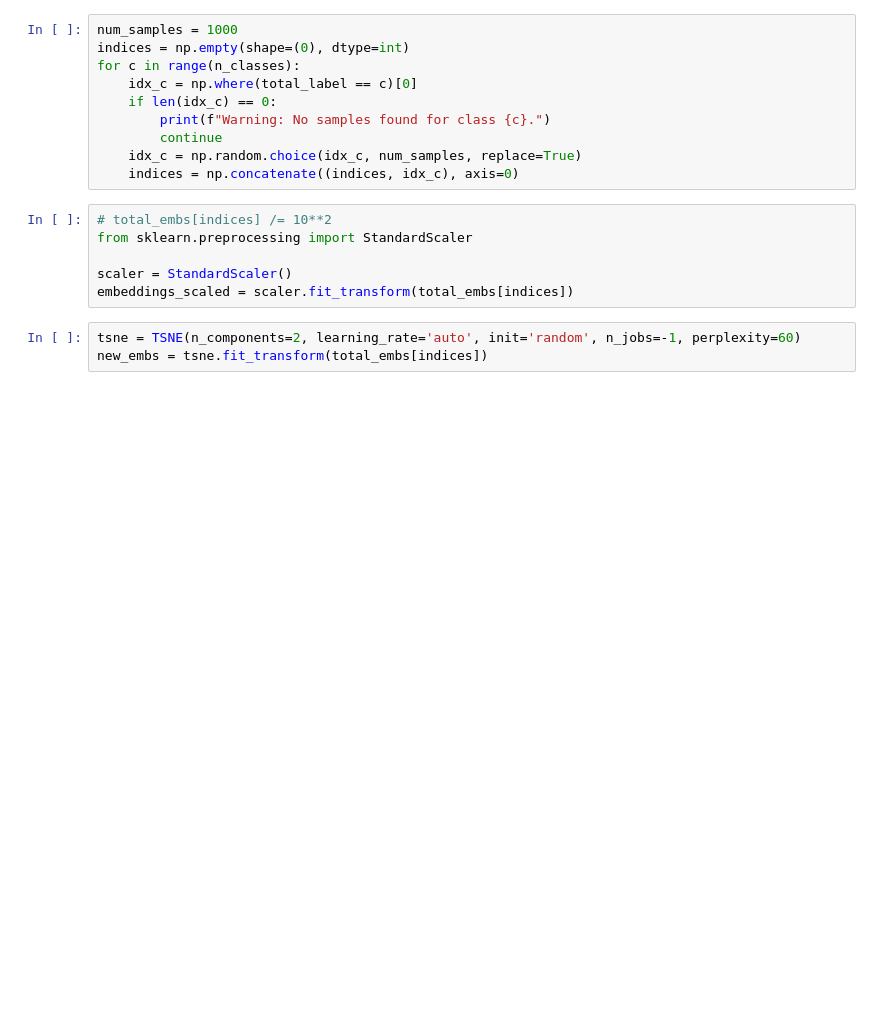
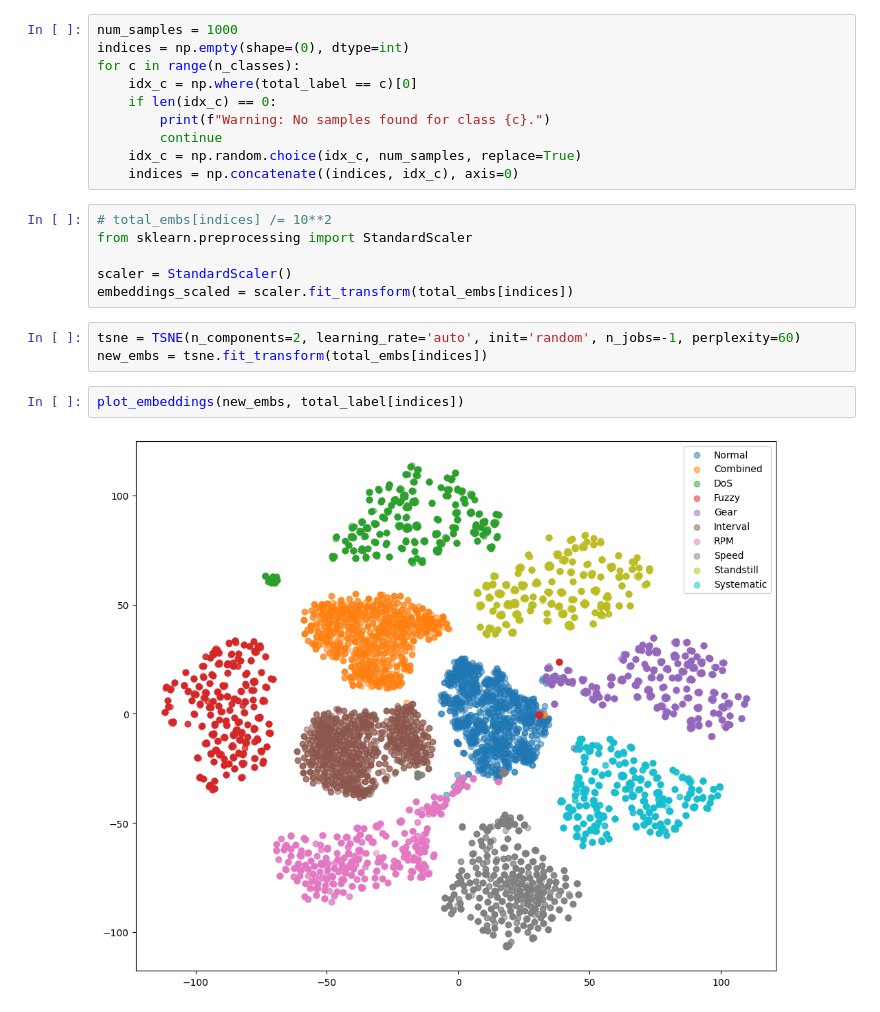
Before and after one commit to thulexuan/ConvRetNetIDS, a Jupyter notebook: notebooks/visualize_embedding_space.ipynb, the cells around one changed output. Drawn from its saved outputs; the diff is of its cells as text; blank space fills up the shorter version.

```diff
--- a/notebooks/visualize_embedding_space.ipynb
+++ b/notebooks/visualize_embedding_space.ipynb
@@ -114,5 +115,9 @@ embeddings_scaled = scaler.fit_transform(total_embs[indices])
 # %%
 tsne = TSNE(n_components=2, learning_rate='auto', init='random', n_jobs=-1, perplexity=60)
 new_embs = tsne.fit_transform(total_embs[indices])
+# %%
+plot_embeddings(new_embs, total_label[indices])
+# %% [output]
+[figure, added]
 # %%
 plot_embeddings(new_embs, total_label[indices])
```
Also changed, not shown: parts of 4 cells of this notebook, 6 other files.
